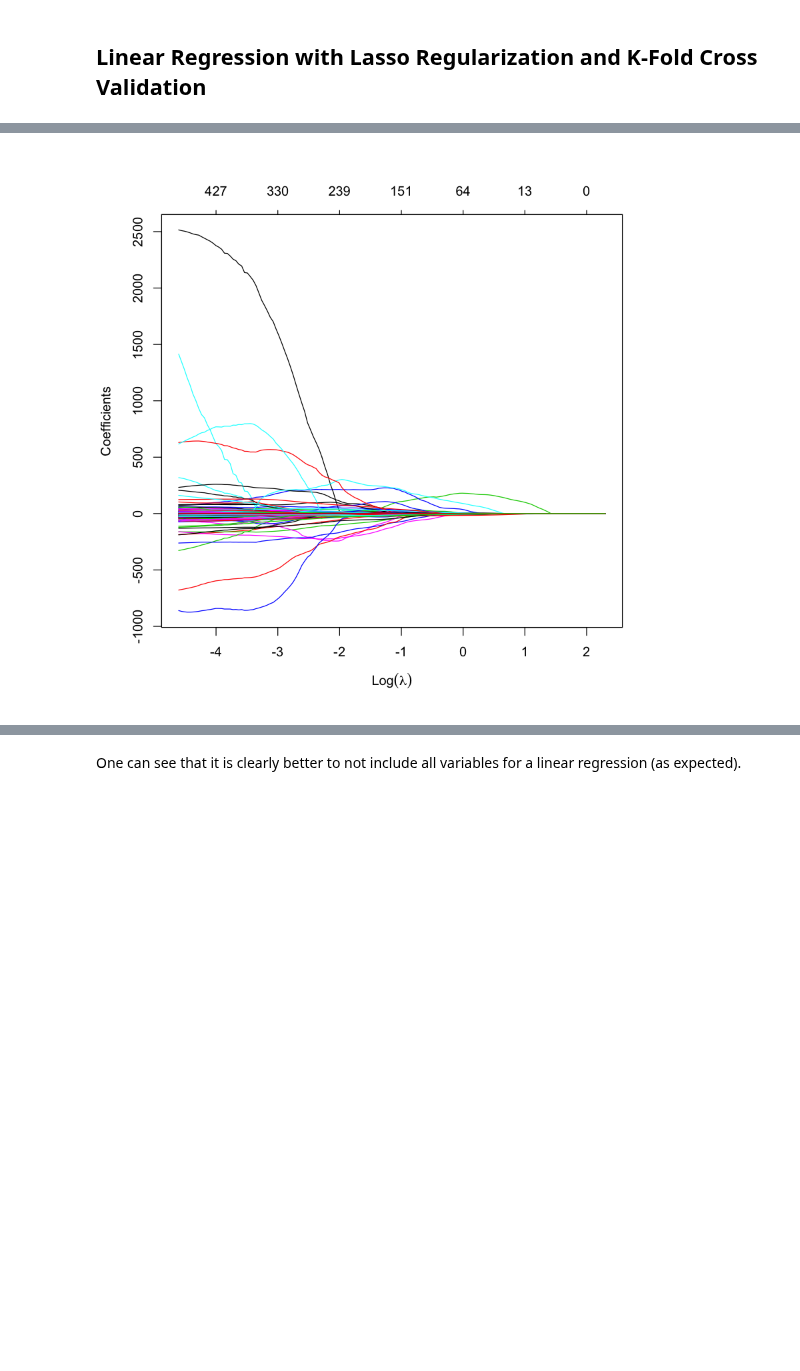
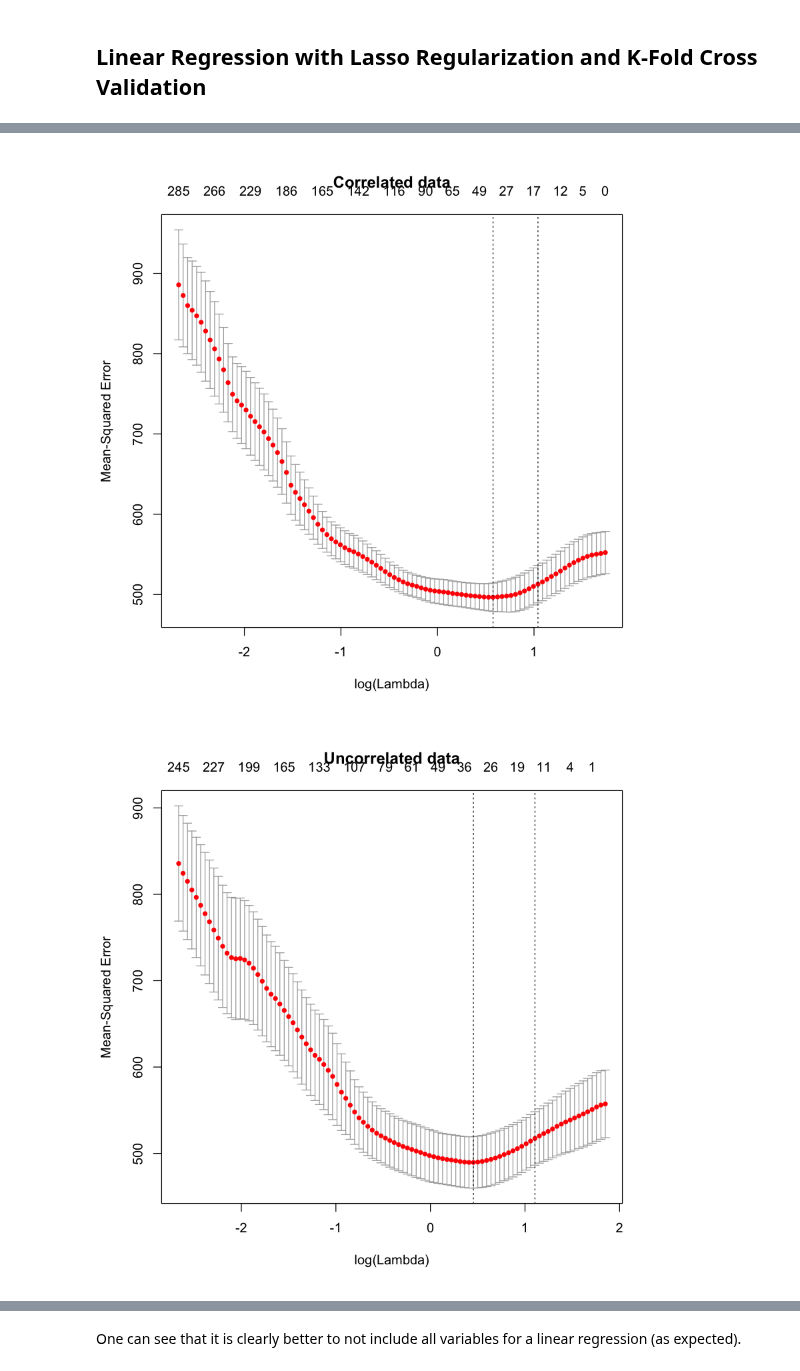
Before and after one commit to BenoitDelec/BIO-322--Predicting-odour-pleasantness-using-ML, a Jupyter notebook: src/Exploration.ipynb, the cells around one changed output, grey strips where cells are left out. Cells and saved outputs as stored; diff of their text form; code cells hidden in the pictures; blank space fills up the shorter version.

```diff
--- a/src/Exploration.ipynb
+++ b/src/Exploration.ipynb
@@ -42,3 +44,5 @@ A data.frame: 6 × 4872
+# %%
+train.data = na.omit(train.data)
 # %% [markdown]
 ## Variance
 # %%
@@ -93,0 +132,10 @@ We can see that the full linear model overfits the data highly. Therefore we hav
+# %%
+len <- length(corr.x[,1])
+idx.train <- sample(1:len, 2*len/3)
+
+corr.train <- corr.x[idx.train,]
+corr.train$VALENCE.PLEASANTNESS <- y[idx.train]
+corr.validation <- corr.x[-idx.train,]
+corr.validation$VALENCE.PLEASANTNESS <- y[-idx.train]
+
+full.linear.fit <- lm(VALENCE.PLEASANTNESS ~ ., corr.train)
@@ -96,17 +163,31 @@ We can see that the full linear model overfits the data highly. Therefore we hav
 # %%
 library(glmnet)
 
 
-#split the training data in a training set and a validation set
+
+#split the training data in a training set and a validation set for correlated data
 len <- length(x[,1])
 idx.train <- sample(1:len, 2*len/3)
 train.x <- as.matrix(x[idx.train,])
 train.y <- as.matrix(y[idx.train])
 val.x <- as.matrix(x[-idx.train,])
 val.y <- as.matrix(y[-idx.train])
 
-#Lasso model
-lasso.mod <- glmnet(train.x,train.y, alpha = 1, lambda = 10^seq(1, -2, length = 150))
-plot(lasso.mod, "lambda", xlab = parse(text = "Log(lambda)"))
+#split the training data in a training set and a validation set for uncorrelated data
+len.corr <- length(corr.x[,1])
+idx.train <- sample(1:len.corr, 2*len.corr/3)
+corr.train.x <- as.matrix(corr.x[idx.train,])
+corr.train.y <- as.matrix(y[idx.train])
+corr.val.x <- as.matrix(corr.x[-idx.train,])
+corr.val.y <- as.matrix(y[-idx.train])
+
+
+#5-fold cross-validation to find the optimal value for the parameter lambda
+cv.lasso <- cv.glmnet(train.x, train.y, alpha = 1, nfold = 5)
+plot(cv.lasso, main = "Correlated data")
+
+corr.cv.lasso <- cv.glmnet(corr.train.x, corr.train.y, alpha = 1, nfold = 5)
+plot(corr.cv.lasso, main = "Uncorrelated data")
 # %% [output]
-[figure, old version]
+[figure, new version]
+[figure, added]
```
Also changed, not shown: parts of 35 cells of this notebook.
